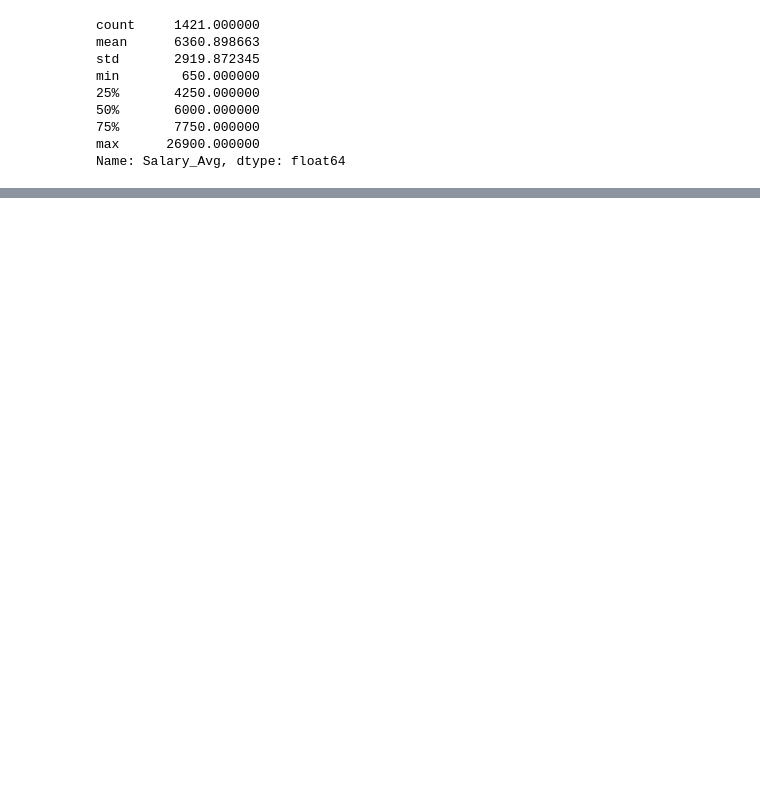
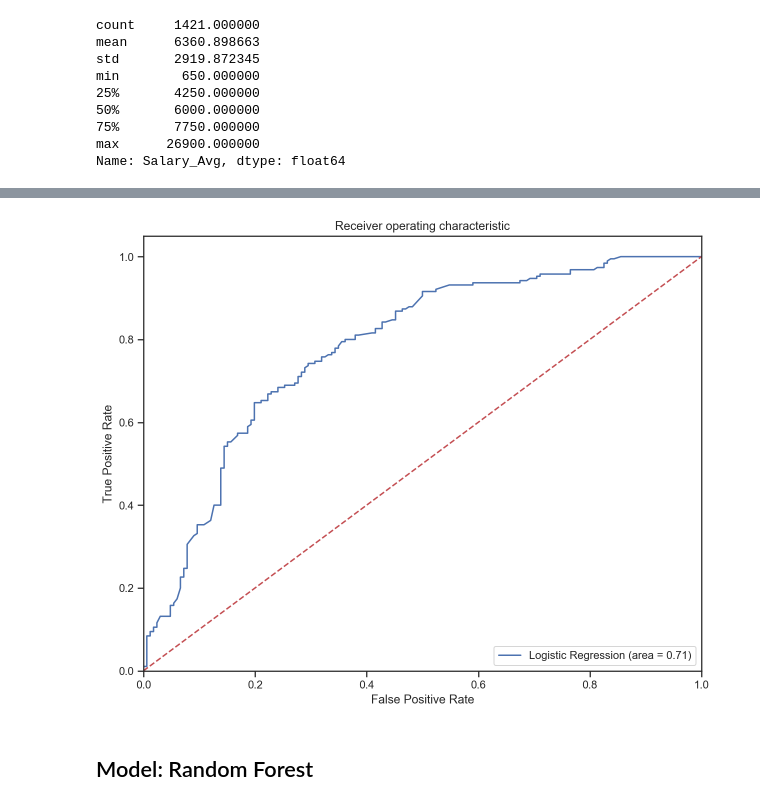
Before and after one commit to Toyletpak/GA-learning, a Jupyter notebook: project-4/Project 4 - - Dennis.ipynb, the cells around one changed output, grey strips where cells are left out. Saved outputs shown, nothing was run; the diff lists cells and outputs as text; code cells hidden in the pictures; blank space fills up the shorter version.

```diff
--- a/project-4/Project 4 - - Dennis.ipynb
+++ b/project-4/Project 4 - - Dennis.ipynb
@@ -610,0 +574,4 @@ memory usage: 288.7+ KB
+# %%
+modeldf = datapaidjobsdummied.drop(['Company','Seniority','Description','Requirements','Salary_Min','Salary_Max','Employment Type','Title','Industry'],axis=1)
+X = pd.get_dummies(modeldf.drop(['Salary_Avg','Salary_Label'],axis=1),drop_first=True)
+X
@@ -610,0 +597,3 @@ memory usage: 288.7+ KB
+# %%
+y = modeldf['Salary_Label']
+y.shape
@@ -610,0 +602,2 @@ memory usage: 288.7+ KB
+# %%
+X_train, X_test, y_train, y_test = train_test_split(X, y, test_size=0.25, random_state=127, stratify=y)
@@ -610,0 +606,3 @@ memory usage: 288.7+ KB
+# %%
+LogReg = LogisticRegression(solver='lbfgs',max_iter=300)
+LogReg.fit(X_train, y_train)
@@ -610,0 +667,18 @@ memory usage: 288.7+ KB
+# %%
+log_roc_auc = roc_auc_score(y_test, LogReg.predict(X_test))
+fpr, tpr, thresholds = roc_curve(y_test, LogReg.predict_proba(X_test)[:,1])
+
+plt.figure(figsize=(10,8))
+plt.plot(fpr, tpr, label='Logistic Regression (area = %0.2f)' % log_roc_auc)
+plt.plot([0, 1], [0, 1],'r--')
+plt.xlim([0.0, 1.0])
+plt.ylim([0.0, 1.05])
+plt.xlabel('False Positive Rate')
+plt.ylabel('True Positive Rate')
+plt.title('Receiver operating characteristic')
+plt.legend(loc="lower right")
+plt.show()
+# %% [output]
+[figure, added]
+# %% [markdown]
+## Model: Random Forest
```
Also changed, not shown: parts of 66 cells of this notebook.
